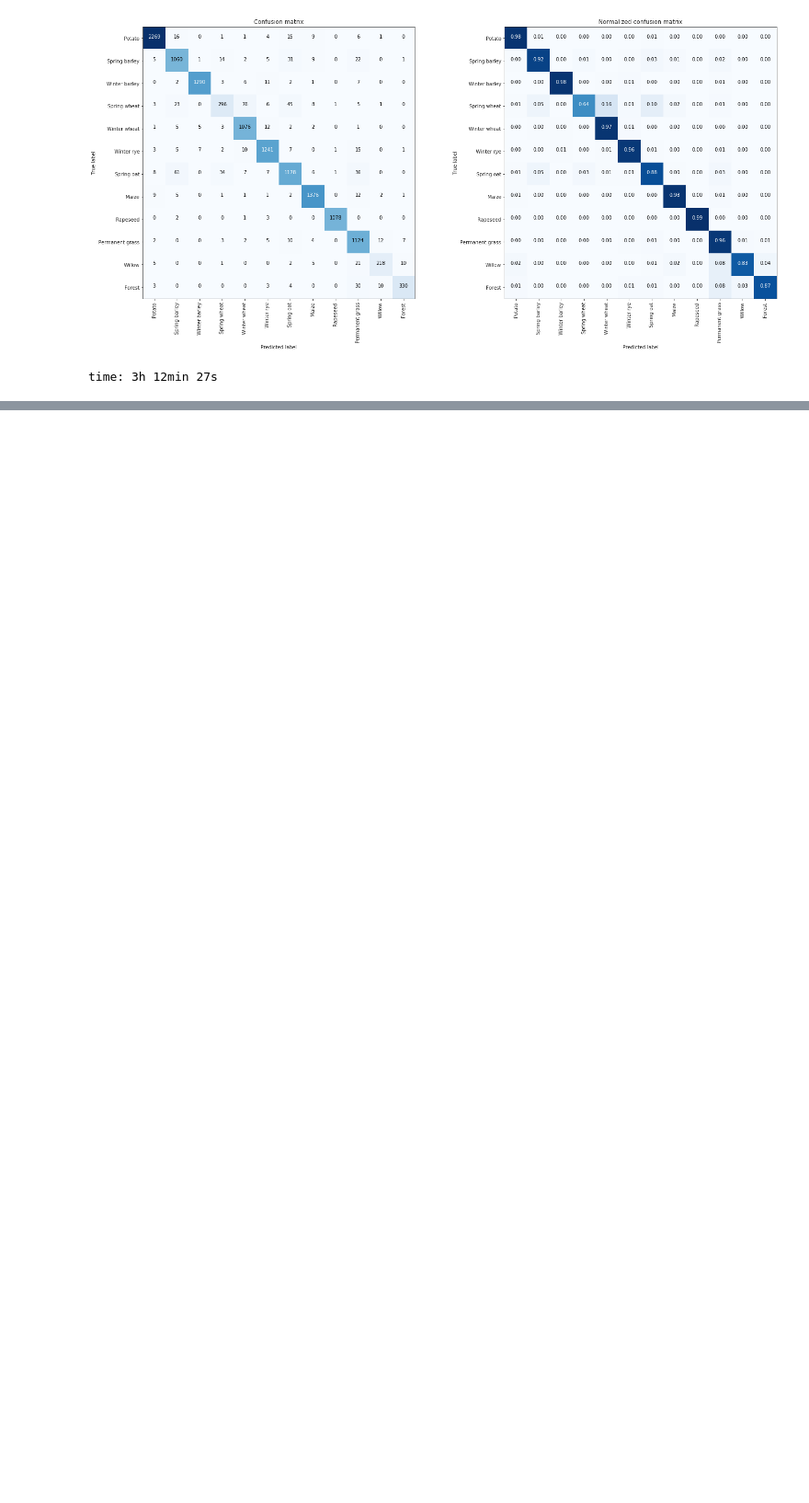
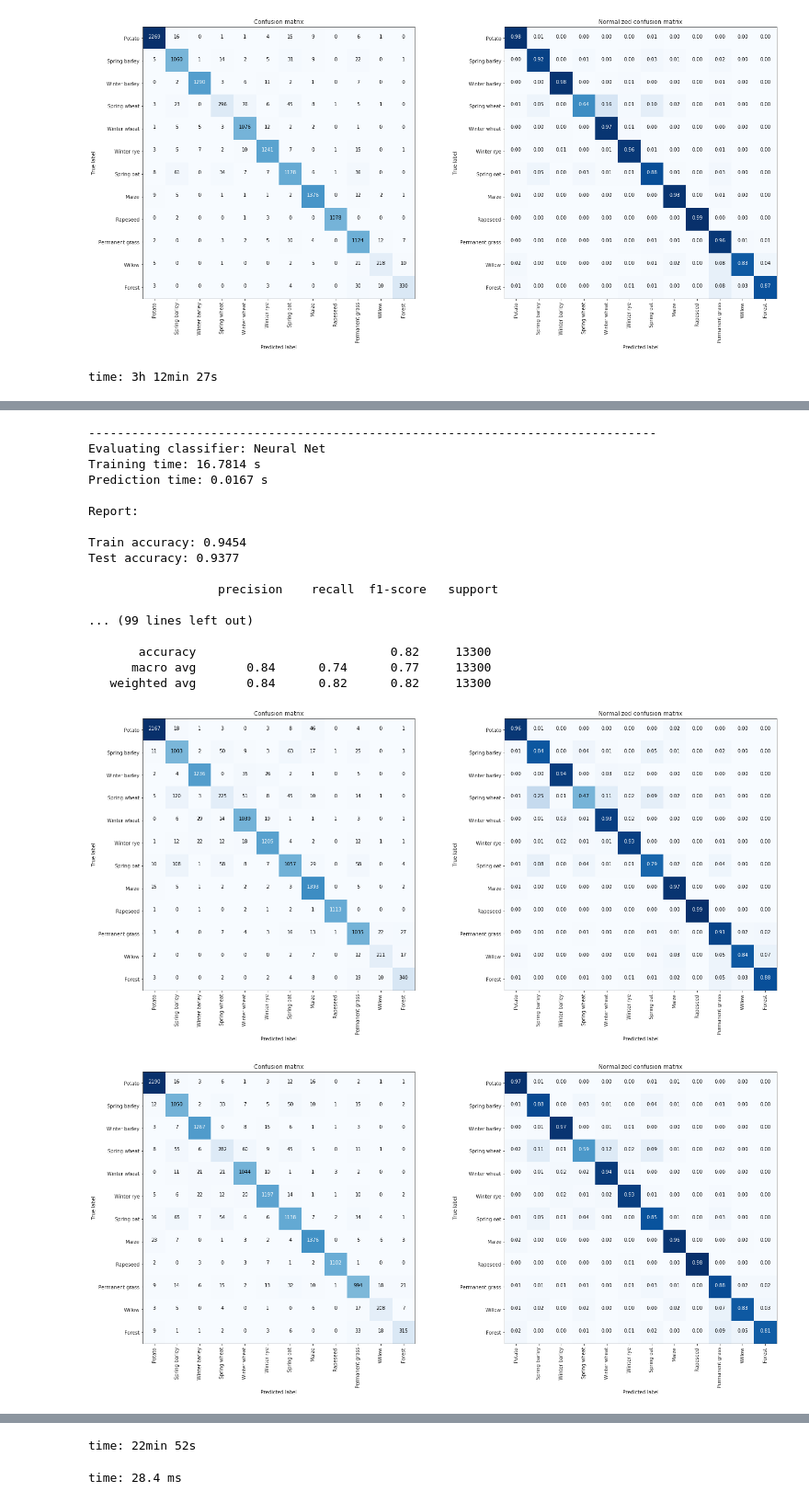
Before and after one commit to JacobJeppesen/PublicSectorConsultancy, a Jupyter notebook: potato_nematode_predictor/notebooks/03_TrainClassifiers.ipynb, the cells around one changed output, grey strips where cells are left out. Shown at 92% size. Saved outputs shown, nothing was run; the diff lists cells and outputs as text; code cells hidden in the pictures; blank space fills up the shorter version.

```diff
--- a/potato_nematode_predictor/notebooks/03_TrainClassifiers.ipynb
+++ b/potato_nematode_predictor/notebooks/03_TrainClassifiers.ipynb
@@ -462,7 +530,8 @@ from sklearn.naive_bayes import GaussianNB
 from sklearn.discriminant_analysis import QuadraticDiscriminantAnalysis
 
 # From https://scikit-learn.org/stable/auto_examples/classification/plot_classifier_comparison.html
-names = ["Nearest Neighbors", "Linear SVM", "RBF SVM", "Gaussian Process",
+# Note: GaussianClassifier does not work (maybe requires too much training - kernel restarts in jupyter)
+names = ["Nearest Neighbors", "Linear SVM", "RBF SVM",
          "Decision Tree", "Random Forest", "Neural Net", "AdaBoost",
          "Naive Bayes", "QDA"]
 
@@ -470,7 +539,6 @@ classifiers = [
     KNeighborsClassifier(3),
     SVC(kernel="linear", C=10),
     SVC(gamma=0.001, C=10),
-    GaussianProcessClassifier(1.0 * RBF(1.0)),
     DecisionTreeClassifier(max_depth=5),
     RandomForestClassifier(max_depth=5, n_estimators=10, max_features=1),
     MLPClassifier(alpha=1, max_iter=1000),
@@ -493,0 +593,19 @@ Training time: 0.7919 s
+-------------------------------------------------------------------------------
+Evaluating classifier: Neural Net
+Training time: 16.7814 s
+Prediction time: 0.0167 s
+
+Report:
+
+Train accuracy: 0.9454
+Test accuracy: 0.9377
+
+                  precision    recall  f1-score   support
+
+... (99 lines left out)
+
+       accuracy                           0.82     13300
+      macro avg       0.84      0.74      0.77     13300
+   weighted avg       0.84      0.82      0.82     13300
+[figure, added]
+[figure, added]
@@ -493,0 +619,46 @@ Training time: 0.7919 s
+time: 22min 52s
+# %%
+try:
+    from pycm import ConfusionMatrix
+except:
+    !pip install pycm
+    from pycm import ConfusionMatrix
+
+def numpy_confusion_matrix_to_pycm(confusion_matrix_numpy, labels=None):
+    """Create a pycm confusion matrix from a NumPy confusion matrix
+    Creates a confusion matrix object with the pycm library based on a confusion matrix as 2D NumPy array (such as
+    the one generated by the sklearn confusion matrix function).
+    See more about pycm confusion matrices at `pycm`_, and see more
+    about sklearn confusion matrices at `sklearn confusion matrix`_.
+    Args:
+        confusion_matrix_numpy (np.array((num_classes, num_classes)) :
+        labels (list) :
+    Returns:
+        confusion_matrix_pycm (pycm.ConfusionMatrix) :
+    .. _`pycm`: https://github.com/sepandhaghighi/pycm
+    .. _`sklearn confusion matrix`:
+        https://scikit-learn.org/stable/modules/generated/sklearn.metrics.confusion_matrix.html
+    """
+    # Create empty dict to be used as input for pycm (see https://github.com/sepandhaghighi/pycm#direct-cm)
+    confusion_matrix_dict = {}
+
+    # Find number and classes and check labels
+    num_classes = np.shape(confusion_matrix_numpy)[0]
+    if not labels:  # If no labels are provided just use [0, 1, ..., num_classes]
+        labels = range(num_classes)
+    elif len(labels) != num_classes:
+        raise AttributeError("Number of provided labels does not match number of classes.")
+
+    # Fill the dict in the format required by pycm with values from the sklearn confusion matrix
+    for row in range(num_classes):
+        row_dict = {}
+        for col in range(num_classes):
+            row_dict[str(labels[col])] = int(confusion_matrix_numpy[row, col])
+        confusion_matrix_dict[str(labels[row])] = row_dict
+
+    # Instantiate the pycm confusion matrix from the dict
+    confusion_matrix_pycm = ConfusionMatrix(matrix=confusion_matrix_dict)
+
+    return confusion_matrix_pycm
+# %% [output]
+time: 28.4 ms
```
Also changed, not shown: parts of 15 cells of this notebook, 5 other files.
